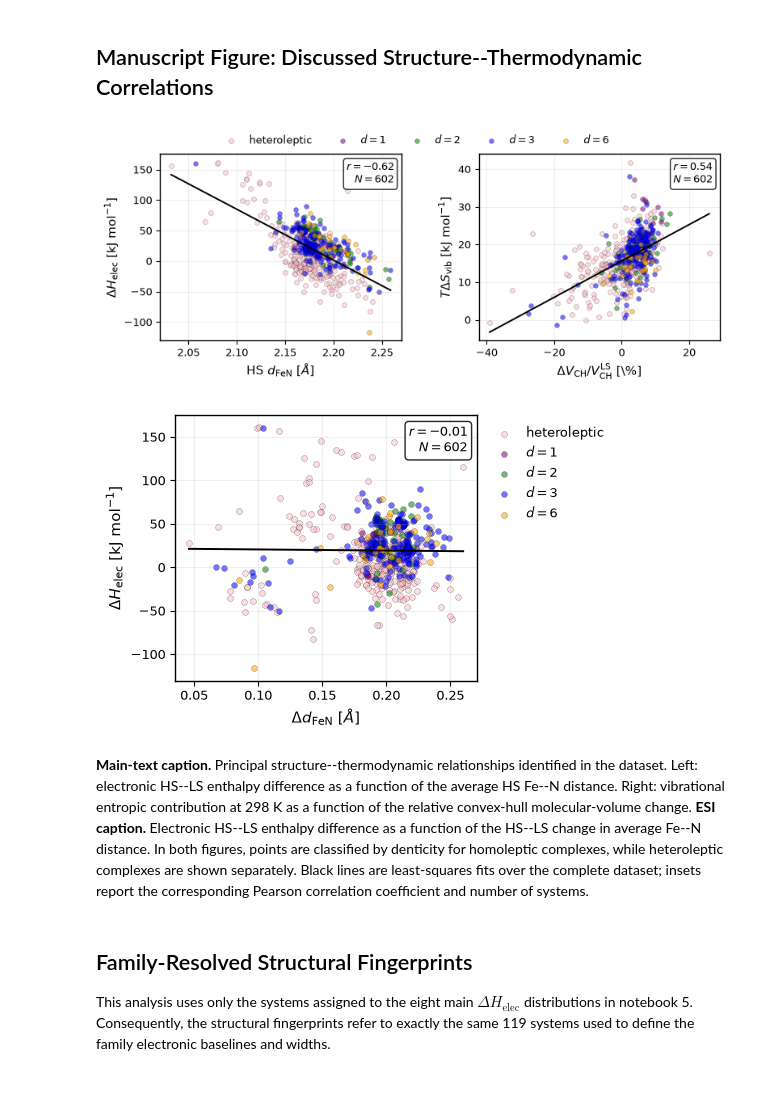
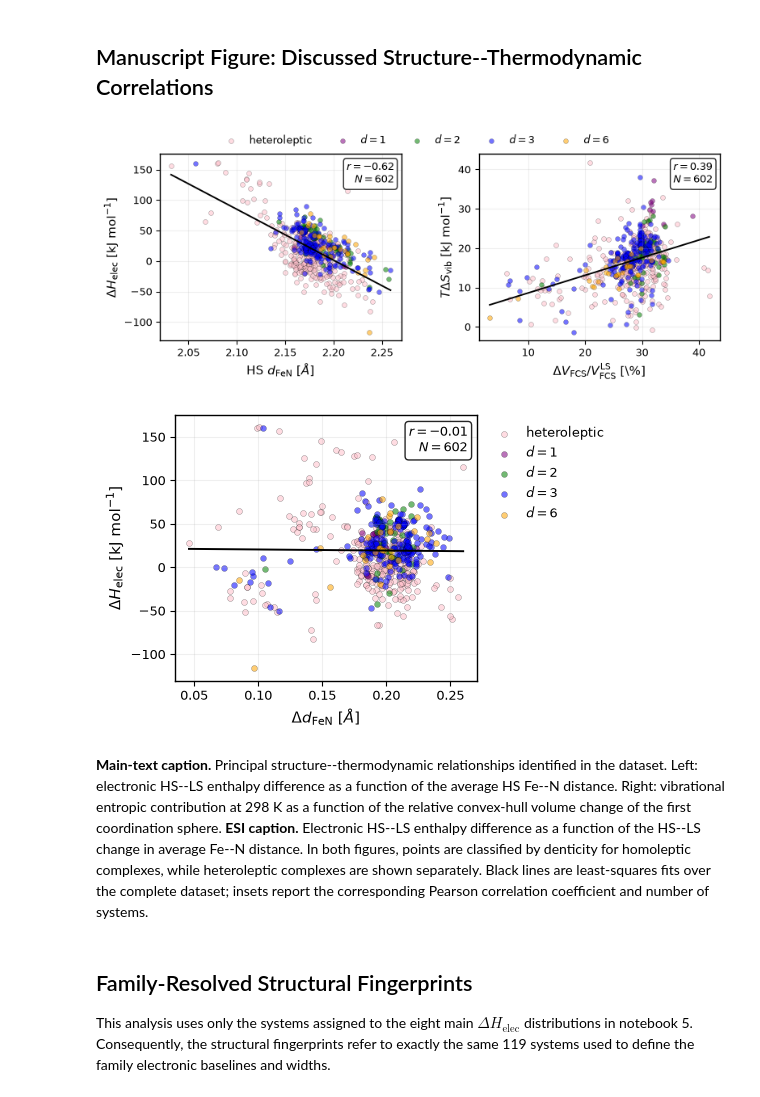
Before and after one commit to QTC-IQAC/SCO-Atlas, a Jupyter notebook: Analysis/Notebooks/5-Structural_Correlations.ipynb, the cells around one changed output. Cells and saved outputs as stored; diff of their text form; code cells hidden in the pictures.

```diff
--- a/Analysis/Notebooks/5-Structural_Correlations.ipynb
+++ b/Analysis/Notebooks/5-Structural_Correlations.ipynb
@@ -162,16 +166,10 @@ features = [
     'HS_FeN', 'LS_FeN', 'dFeN', 'abs_dFeN',
     'HS_Epsylon', 'LS_Epsylon', 'dEpsylon', 'abs_dEpsylon',
     'HS_CShM', 'LS_CShM', 'dCShM', 'abs_dCShM',
-    'HS_CH', 'LS_CH', 'dCH', 'abs_dCH', 'rel_dCH',
     'HS_FCS_CH', 'LS_FCS_CH', 'dFCS_CH', 'abs_dFCS_CH', 'rel_dFCS_CH',
 ]
 
 feature_labels = {
-    'HS_CH': r'HS convex-hull volume [$\AA^3$]',
-    'LS_CH': r'LS convex-hull volume [$\AA^3$]',
-    'dCH': r'$\Delta V_{\mathrm{hull}}$ [$\AA^3$]',
-    'abs_dCH': r'$|\Delta V_{\mathrm{hull}}|$ [$\AA^3$]',
-    'rel_dCH': r'$\Delta V_{\mathrm{hull}} / V_{\mathrm{LS}}$',
     'HS_FCS_CH': r'HS first-sphere hull volume [$\AA^3$]',
     'LS_FCS_CH': r'LS first-sphere hull volume [$\AA^3$]',
     'dFCS_CH': r'$\Delta V_{\mathrm{FCS}}$ [$\AA^3$]',
@@ -262,7 +260,6 @@ difference_features = [
     'dFeN', 'abs_dFeN',
     'dEpsylon', 'abs_dEpsylon',
     'dCShM', 'abs_dCShM',
-    'dCH', 'abs_dCH', 'rel_dCH',
     'dFCS_CH', 'abs_dFCS_CH', 'rel_dFCS_CH',
 ]
 
@@ -331,5 +328,5 @@ plt.show()
 # %%
-for feature, target in [('abs_dCShM', 'dHelec'), ('abs_dCH', 'TdSvib'), ('rel_dCH', 'TdSvib'), ('rel_dFCS_CH', 'TdSvib')]:
+for feature, target in [('abs_dCShM', 'dHelec'), ('abs_dFCS_CH', 'TdSvib'), ('rel_dFCS_CH', 'TdSvib')]:
     scatter_feature_by_denticity(rows, feature, target=target, feature_labels=feature_labels, target_labels=target_labels)
     plt.show()
 # %% [output]
@@ -340,5 +336,5 @@ for feature, target in [('abs_dCShM', 'dHelec'), ('abs_dCH', 'TdSvib'), ('rel_dC
 # %%
-for feature in ['dCShM', 'abs_dCShM', 'dCH', 'abs_dCH', 'rel_dCH', 'dFCS_CH', 'abs_dFCS_CH', 'rel_dFCS_CH']:
+for feature in ['dCShM', 'abs_dCShM', 'dFCS_CH', 'abs_dFCS_CH', 'rel_dFCS_CH']:
     print()
     print(feature)
     feature_table = []
@@ -406,41 +402,41 @@ print(output_path)
 # Strong correlations for the main text; weaker Fe-N difference correlation for the ESI.
 main_panel_specs = [
     ('HS_FeN', 'dHelec', 1.0, r'HS $d_{\mathrm{FeN}}$ [$\AA$]', r'$\Delta H_{\mathrm{elec}}$ [kJ mol$^{-1}$]'),
-    ('rel_dCH', 'TdSvib', 100.0, r'$\Delta V_{\mathrm{CH}}/V_{\mathrm{CH}}^{\mathrm{LS}}$ [\%]', r'$T\Delta S_{\mathrm{vib}}$ [kJ mol$^{-1}$]'),
+    ('rel_dFCS_CH', 'TdSvib', 100.0, r'$\Delta V_{\mathrm{FCS}}/V_{\mathrm{FCS}}^{\mathrm{LS}}$ [\%]', r'$T\Delta S_{\mathrm{vib}}$ [kJ mol$^{-1}$]'),
 ]
 esi_panel_spec = ('dFeN', 'dHelec', 1.0, r'$\Delta d_{\mathrm{FeN}}$ [$\AA$]', r'$\Delta H_{\mathrm{elec}}$ [kJ mol$^{-1}$]')
 
 plot_groups = [
     ('heteroleptic', [row for row in rows if not row['homoleptic']], 'pink'),
     ('$d=1$', [row for row in rows if row['homoleptic'] and row['denticity'] == '1'], 'purple'),
     ('$d=2$', [row for row in rows if row['homoleptic'] and row['denticity'] == '2'], 'green'),
     ('$d=3$', [row for row in rows if row['homoleptic'] and row['denticity'] == '3'], 'blue'),
     ('$d=6$', [row for row in rows if row['homoleptic'] and row['denticity'] == '6'], 'orange'),
 ]
 
 fig, axs = plt.subplots(1, 2, figsize=(7.7, 3.5))
 fig.patch.set_facecolor('white')
 for ax, spec in zip(axs, main_panel_specs):
     draw_correlation_panel(ax, spec, rows, plot_groups)
 
 handles, labels = axs[0].get_legend_handles_labels()
 fig.legend(handles, labels, loc='upper center', bbox_to_anchor=(0.5, 0.96), ncol=5, frameon=False, fontsize=9)
 fig.subplots_adjust(left=0.09, right=0.99, bottom=0.20, top=0.86, wspace=0.32)
 plt.savefig(figures_path + 'structure_thermodynamic_correlations_discussed.png', dpi=400, bbox_inches='tight', facecolor='white')
 plt.show()
 
 fig, ax = plt.subplots(figsize=(5.2, 3.5))
 fig.patch.set_facecolor('white')
 handles, labels = draw_correlation_panel(ax, esi_panel_spec, rows, plot_groups)
 ax.legend(handles, labels, loc='upper left', bbox_to_anchor=(1.01, 1.0), frameon=False, fontsize=9)
 fig.subplots_adjust(left=0.14, right=0.72, bottom=0.20, top=0.96)
 plt.savefig(figures_path + 'structure_thermodynamic_correlation_dFeN_ESI.png', dpi=400, bbox_inches='tight', facecolor='white')
 plt.show()
 # %% [output]
-[figure, old version]
+[figure, new version]
 [figure]
 # %% [markdown]
-**Main-text caption.** Principal structure--thermodynamic relationships identified in the dataset. Left: electronic HS--LS enthalpy difference as a function of the average HS Fe--N distance. Right: vibrational entropic contribution at 298 K as a function of the relative convex-hull molecular-volume change. **ESI caption.** Electronic HS--LS enthalpy difference as a function of the HS--LS change in average Fe--N distance. In both figures, points are classified by denticity for homoleptic complexes, while heteroleptic complexes are shown separately. Black lines are least-squares fits over the complete dataset; insets report the corresponding Pearson correlation coefficient and number of systems.
+**Main-text caption.** Principal structure--thermodynamic relationships identified in the dataset. Left: electronic HS--LS enthalpy difference as a function of the average HS Fe--N distance. Right: vibrational entropic contribution at 298 K as a function of the relative convex-hull volume change of the first coordination sphere. **ESI caption.** Electronic HS--LS enthalpy difference as a function of the HS--LS change in average Fe--N distance. In both figures, points are classified by denticity for homoleptic complexes, while heteroleptic complexes are shown separately. Black lines are least-squares fits over the complete dataset; insets report the corresponding Pearson correlation coefficient and number of systems.
 # %% [markdown]
 ## Family-Resolved Structural Fingerprints
 
```
Also changed, not shown: parts of 14 cells of this notebook, 18 other files.
